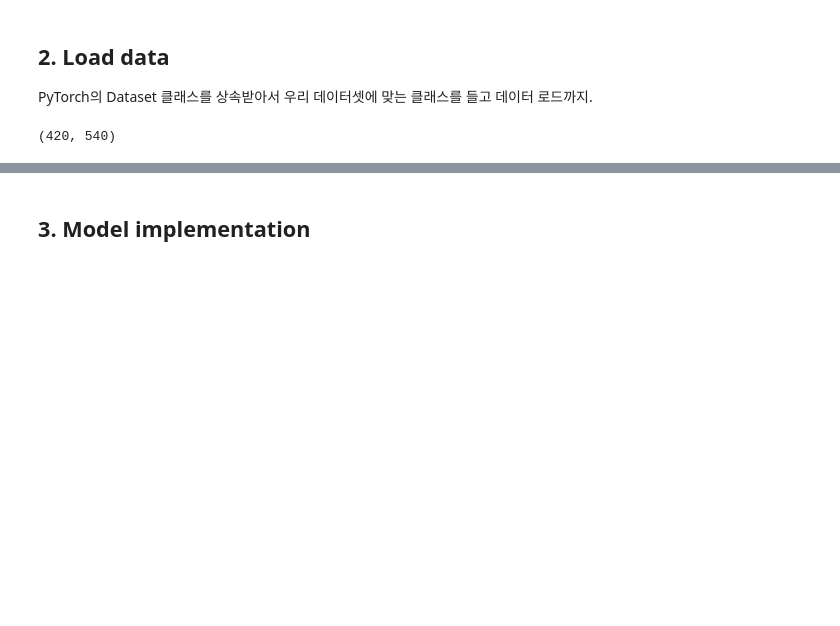
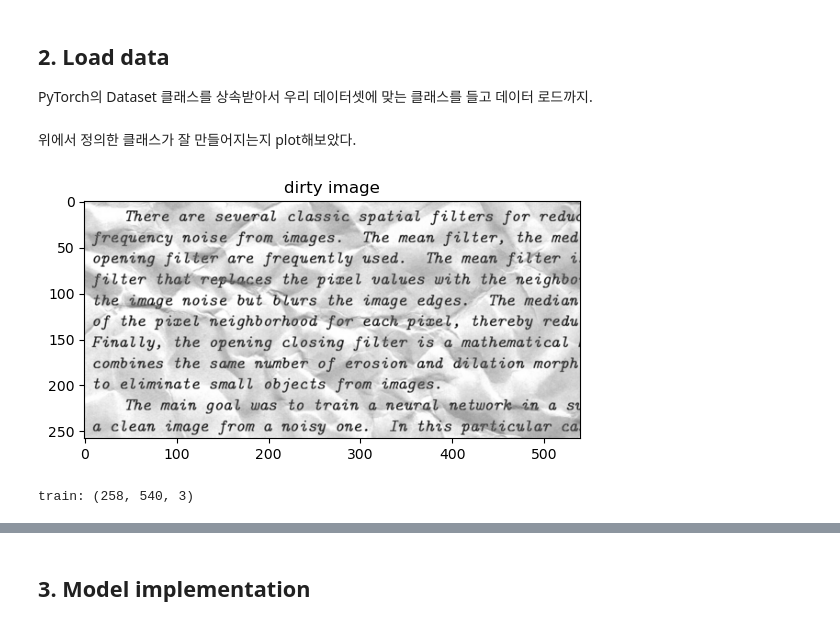
Before and after one commit to soohyun-chris-jeon/Sprint_log, a Jupyter notebook: Assignments/mission_5/05_3팀_전수현2.ipynb, the cells around one changed output, grey strips where cells are left out. Drawn from its saved outputs; the diff is of its cells as text; code cells hidden in the pictures; blank space fills up the shorter version.

```diff
--- a/Assignments/mission_5/05_3팀_전수현2.ipynb
+++ b/Assignments/mission_5/05_3팀_전수현2.ipynb
@@ -137,13 +137,24 @@ PyTorch의 Dataset 클래스를 상속받아서 우리 데이터셋에 맞는
 # %%
 # ====================================================================
 # 커스텀 데이터셋 클래스 구현
+# dirty_dir, clean_dir을 받아 Dataset 객체를 만들고 noise와 geometric augmentation까지
 # ====================================================================
 class TrainDataset(Dataset):
-    def __init__(self, dirty_dir, clean_dir, transform=None):
+    def __init__(
+        self,
+        dirty_dir,
+        clean_dir,
+        transform=None,
+        add_noise_to_x=False,
+        var_limit=None,
+    ):
         self.dirty_dir = dirty_dir
         self.clean_dir = clean_dir
         self.transform = transform
         self.dirty_images = os.listdir(self.dirty_dir)
+        ## noise 정보 추가
+        self.add_noise_to_x = add_noise_to_x
+        self.var_limit = var_limit
 
     def __len__(self):
         return len(self.dirty_images)
@@ -159,21 +170,36 @@ class TrainDataset(Dataset):
         clean_image = np.array(Image.open(clean_img_path).convert("RGB"))
 
         # Augmentation 적용
+        # 1. 노이즈 정보가 있다면
+        if self.add_noise_to_x:
+            dirty_image = self.add_custom_noise(dirty_image)
+        # 2. geometric augmentation
         if self.transform:
-            # DAE에서는 보통 입력(dirty)에만 augmentation을 적용해.
-            # 하지만 geometric 변환(회전, 뒤집기 등)은 clean 이미지에도 동일하게 적용해야 할 수도 있어.
-            # 여기서는 간단하게 dirty 이미지에만 적용하는 것으로 시작해보자.
-            augmented = self.transform(image=dirty_image)
+            augmented = self.transform(image=dirty_image, clean=clean_image)
             dirty_image = augmented["image"]
-        # TODO: dirty_image와 clean_image를 텐서로 변환해서 반환
+            clean_image = augmented["clean"]
+
         return dirty_image, clean_image
+
+    def add_custom_noise(self, image):
+        noise_transform = A.Compose([A.GaussNoise(var_limit=self.var_limit, p=1.0)])
+
+        return noise_transform(image=image)["image"]
+# %% [markdown]
+위에서 정의한 클래스가 잘 만들어지는지 plot해보았다.
 # %%
+import matplotlib.pyplot as plt
+
 train_data = TrainDataset(train_dir, train_cleaned_dir)
-for x, y in iter(train_data):
-    pass
-a = x.shape
-a[:2]
+(a, b) = train_data[0]
+plt.imshow(a)
+plt.title("dirty image")
+plt.show()
+print(f"train: {a.shape}")
+# a = x.shape
+# a[:2]
 # cv2.imshow(x)
 # np.unique(train_data, axis=0)
 # %% [output]
+[figure, added]
-(420, 540)
+train: (258, 540, 3)
```
Also changed, not shown: parts of 19 cells of this notebook, 7 other files.
